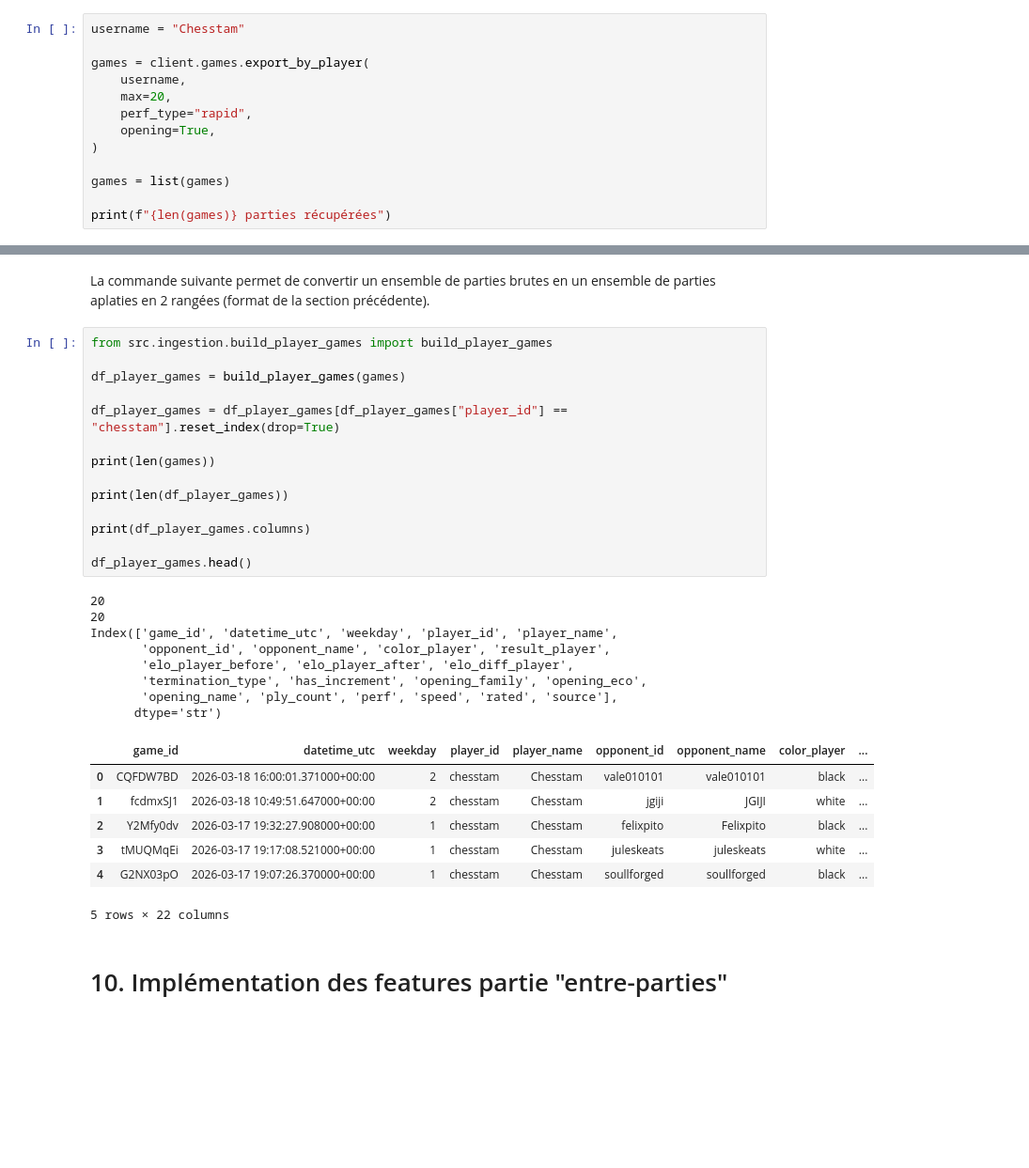
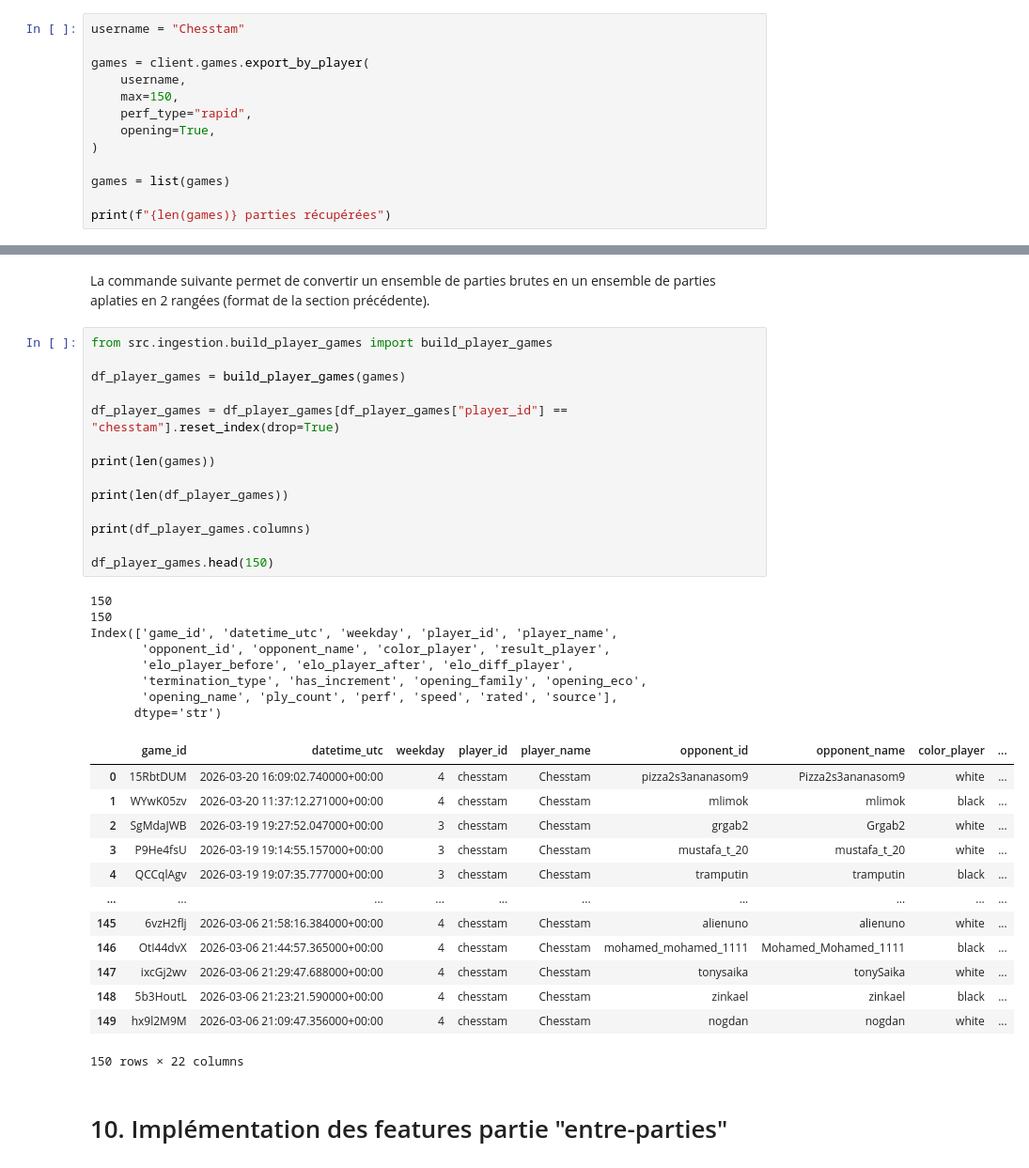
Before and after one commit to rmnlmr-3011/clustering_chess_player_lichess, a Jupyter notebook: notebooks/berserk_api_test.ipynb, the cells around one changed output, grey strips where cells are left out. Shown at 94% size. Drawn from its saved outputs; the diff is of its cells as text; blank space fills up the shorter version.

```diff
--- a/notebooks/berserk_api_test.ipynb
+++ b/notebooks/berserk_api_test.ipynb
@@ -69,7 +69,7 @@ username = "Chesstam"
 
 games = client.games.export_by_player(
     username,
-    max=20,
+    max=150,
     perf_type="rapid",
     opening=True,
 )
@@ -225,33 +225,39 @@ La commande suivante permet de convertir un ensemble de parties brutes en un ens
 # %%
 from src.ingestion.build_player_games import build_player_games
 
 df_player_games = build_player_games(games)
 
 df_player_games = df_player_games[df_player_games["player_id"] == "chesstam"].reset_index(drop=True)
 
 print(len(games))
 
 print(len(df_player_games))
 
 print(df_player_games.columns)
 
-df_player_games.head()
+df_player_games.head(150)
 # %% [output]
-20
-20
+150
+150
 Index(['game_id', 'datetime_utc', 'weekday', 'player_id', 'player_name',
        'opponent_id', 'opponent_name', 'color_player', 'result_player',
        'elo_player_before', 'elo_player_after', 'elo_diff_player',
        'termination_type', 'has_increment', 'opening_family', 'opening_eco',
        'opening_name', 'ply_count', 'perf', 'speed', 'rated', 'source'],
       dtype='str')
 |  | game_id | datetime_utc | weekday | player_id | player_name | opponent_id | opponent_name | color_player | ... |
-| 0 | CQFDW7BD | 2026-03-18 16:00:01.371000+00:00 | 2 | chesstam | Chesstam | vale010101 | vale010101 | black | ... |
-| 1 | fcdmxSJ1 | 2026-03-18 10:49:51.647000+00:00 | 2 | chesstam | Chesstam | jgiji | JGIJI | white | ... |
-| 2 | Y2Mfy0dv | 2026-03-17 19:32:27.908000+00:00 | 1 | chesstam | Chesstam | felixpito | Felixpito | black | ... |
-| 3 | tMUQMqEi | 2026-03-17 19:17:08.521000+00:00 | 1 | chesstam | Chesstam | juleskeats | juleskeats | white | ... |
-| 4 | G2NX03pO | 2026-03-17 19:07:26.370000+00:00 | 1 | chesstam | Chesstam | soullforged | soullforged | black | ... |
+| 0 | 15RbtDUM | 2026-03-20 16:09:02.740000+00:00 | 4 | chesstam | Chesstam | pizza2s3ananasom9 | Pizza2s3ananasom9 | white | ... |
+| 1 | WYwK05zv | 2026-03-20 11:37:12.271000+00:00 | 4 | chesstam | Chesstam | mlimok | mlimok | black | ... |
+| 2 | SgMdaJWB | 2026-03-19 19:27:52.047000+00:00 | 3 | chesstam | Chesstam | grgab2 | Grgab2 | white | ... |
+| 3 | P9He4fsU | 2026-03-19 19:14:55.157000+00:00 | 3 | chesstam | Chesstam | mustafa_t_20 | mustafa_t_20 | white | ... |
+| 4 | QCCqlAgv | 2026-03-19 19:07:35.777000+00:00 | 3 | chesstam | Chesstam | tramputin | tramputin | black | ... |
+| ... | ... | ... | ... | ... | ... | ... | ... | ... | ... |
+| 145 | 6vzH2flj | 2026-03-06 21:58:16.384000+00:00 | 4 | chesstam | Chesstam | alienuno | alienuno | white | ... |
+| 146 | OtI44dvX | 2026-03-06 21:44:57.365000+00:00 | 4 | chesstam | Chesstam | mohamed_mohamed_1111 | Mohamed_Mohamed_1111 | black | ... |
+| 147 | ixcGj2wv | 2026-03-06 21:29:47.688000+00:00 | 4 | chesstam | Chesstam | tonysaika | tonySaika | white | ... |
+| 148 | 5b3HoutL | 2026-03-06 21:23:21.590000+00:00 | 4 | chesstam | Chesstam | zinkael | zinkael | black | ... |
+| 149 | hx9l2M9M | 2026-03-06 21:09:47.356000+00:00 | 4 | chesstam | Chesstam | nogdan | nogdan | white | ... |
-5 rows × 22 columns
+150 rows × 22 columns
 # %% [markdown]
 # 10. Implémentation des features partie "entre-parties"
 # %%
```
Also changed, not shown: parts of 14 cells of this notebook, 1 other file.
